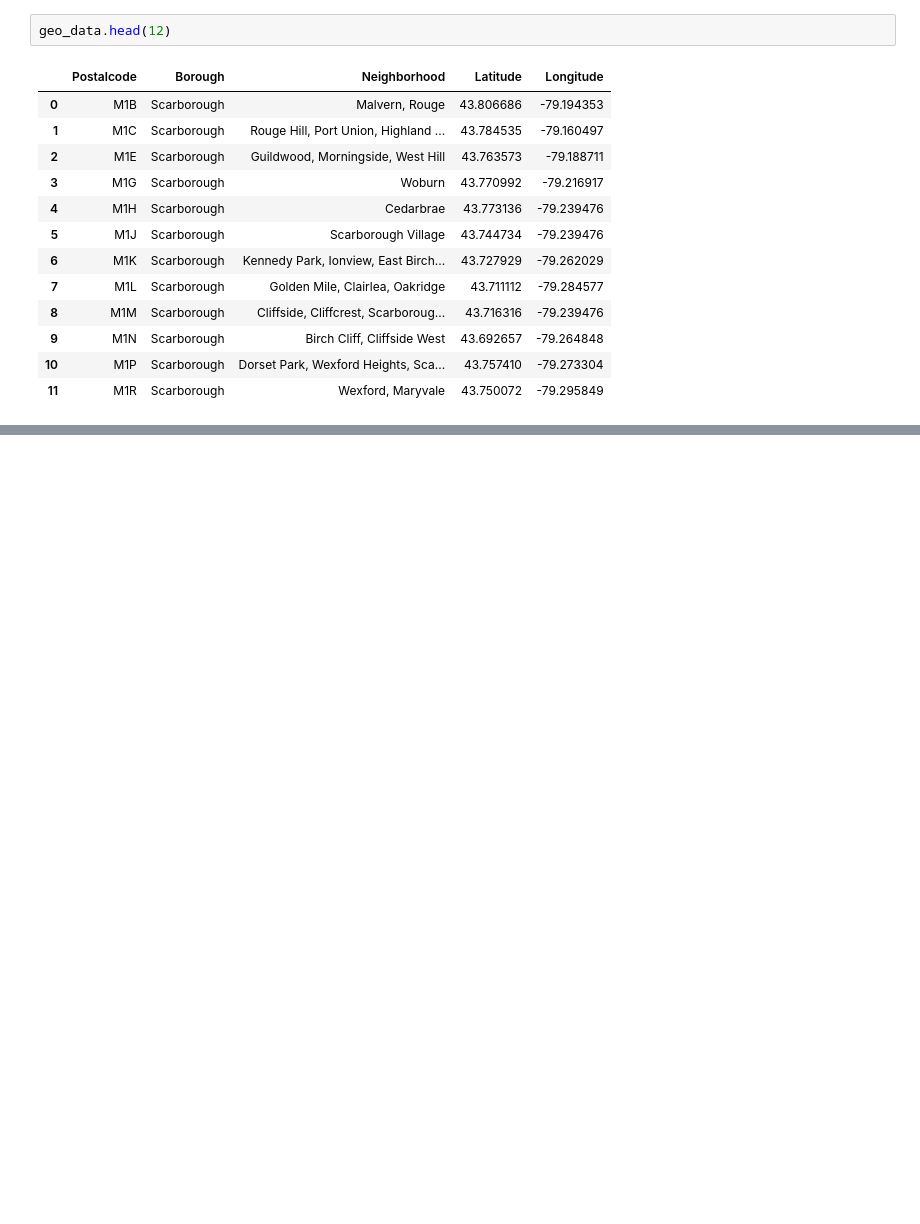
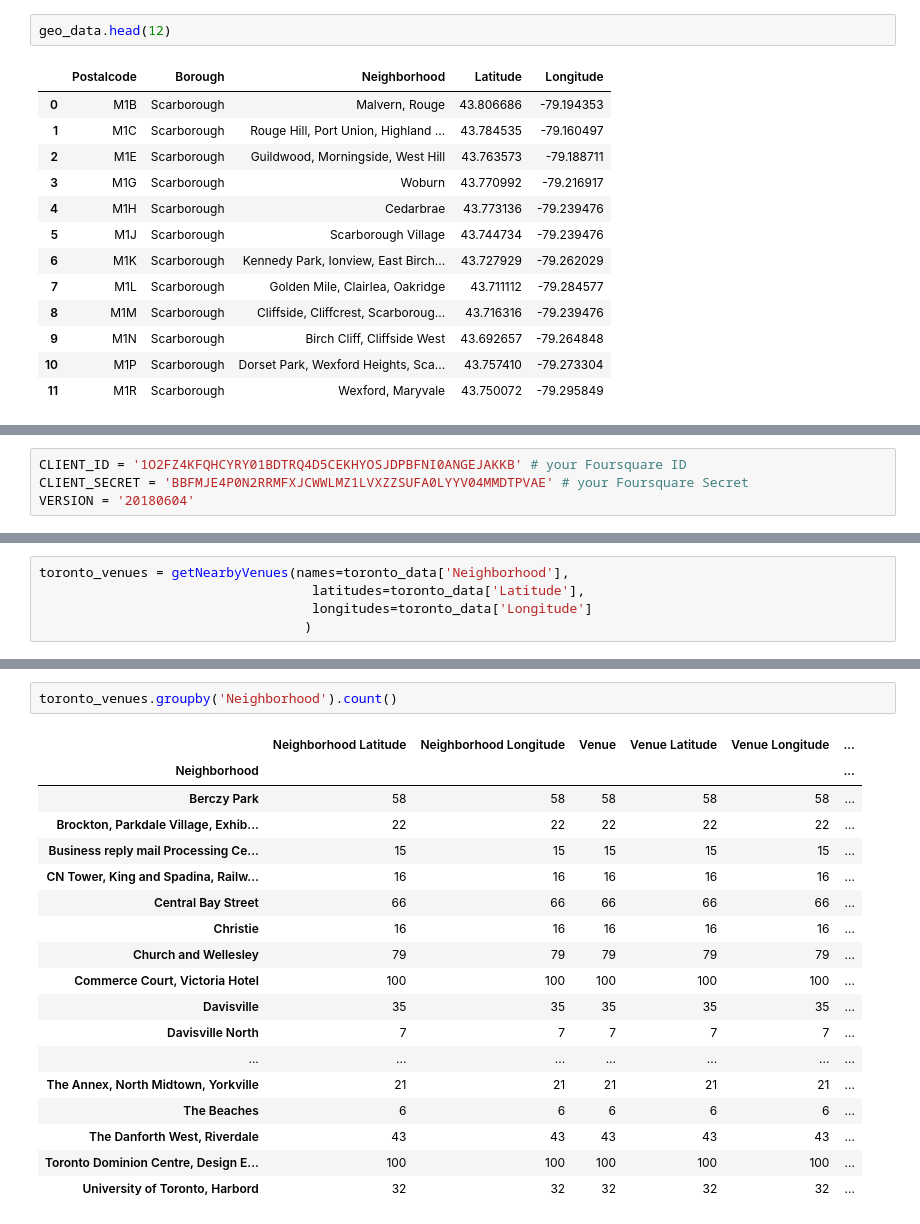
Before and after one commit to adebisitobi/Coursera_Capstone, a Jupyter notebook: capstone_project.ipynb, the cells around one changed output, grey strips where cells are left out. Drawn from its saved outputs; the diff is of its cells as text; blank space fills up the shorter version.

```diff
--- a/capstone_project.ipynb
+++ b/capstone_project.ipynb
@@ -117,0 +124,4 @@ geo_data.head(12)
+# %%
+CLIENT_ID = '1O2FZ4KFQHCYRY01BDTRQ4D5CEKHYOSJDPBFNI0ANGEJAKKB' # your Foursquare ID
+CLIENT_SECRET = 'BBFMJE4P0N2RRMFXJCWWLMZ1LVXZZSUFA0LYYV04MMDTPVAE' # your Foursquare Secret
+VERSION = '20180604'
@@ -117,0 +169,5 @@ geo_data.head(12)
+# %%
+toronto_venues = getNearbyVenues(names=toronto_data['Neighborhood'],
+                                   latitudes=toronto_data['Latitude'],
+                                   longitudes=toronto_data['Longitude']
+                                  )
@@ -117,0 +192,21 @@ geo_data.head(12)
+# %%
+toronto_venues.groupby('Neighborhood').count()
+# %% [output]
+|  | Neighborhood Latitude | Neighborhood Longitude | Venue | Venue Latitude | Venue Longitude | ... |
+| Neighborhood |  |  |  |  |  | ... |
+| Berczy Park | 58 | 58 | 58 | 58 | 58 | ... |
+| Brockton, Parkdale Village, Exhib... | 22 | 22 | 22 | 22 | 22 | ... |
+| Business reply mail Processing Ce... | 15 | 15 | 15 | 15 | 15 | ... |
+| CN Tower, King and Spadina, Railw... | 16 | 16 | 16 | 16 | 16 | ... |
+| Central Bay Street | 66 | 66 | 66 | 66 | 66 | ... |
+| Christie | 16 | 16 | 16 | 16 | 16 | ... |
+| Church and Wellesley | 79 | 79 | 79 | 79 | 79 | ... |
+| Commerce Court, Victoria Hotel | 100 | 100 | 100 | 100 | 100 | ... |
+| Davisville | 35 | 35 | 35 | 35 | 35 | ... |
+| Davisville North | 7 | 7 | 7 | 7 | 7 | ... |
+| ... | ... | ... | ... | ... | ... | ... |
+| The Annex, North Midtown, Yorkville | 21 | 21 | 21 | 21 | 21 | ... |
+| The Beaches | 6 | 6 | 6 | 6 | 6 | ... |
+| The Danforth West, Riverdale | 43 | 43 | 43 | 43 | 43 | ... |
+| Toronto Dominion Centre, Design E... | 100 | 100 | 100 | 100 | 100 | ... |
+| University of Toronto, Harbord | 32 | 32 | 32 | 32 | 32 | ... |
```
Also changed, not shown: parts of 5 cells of this notebook.
